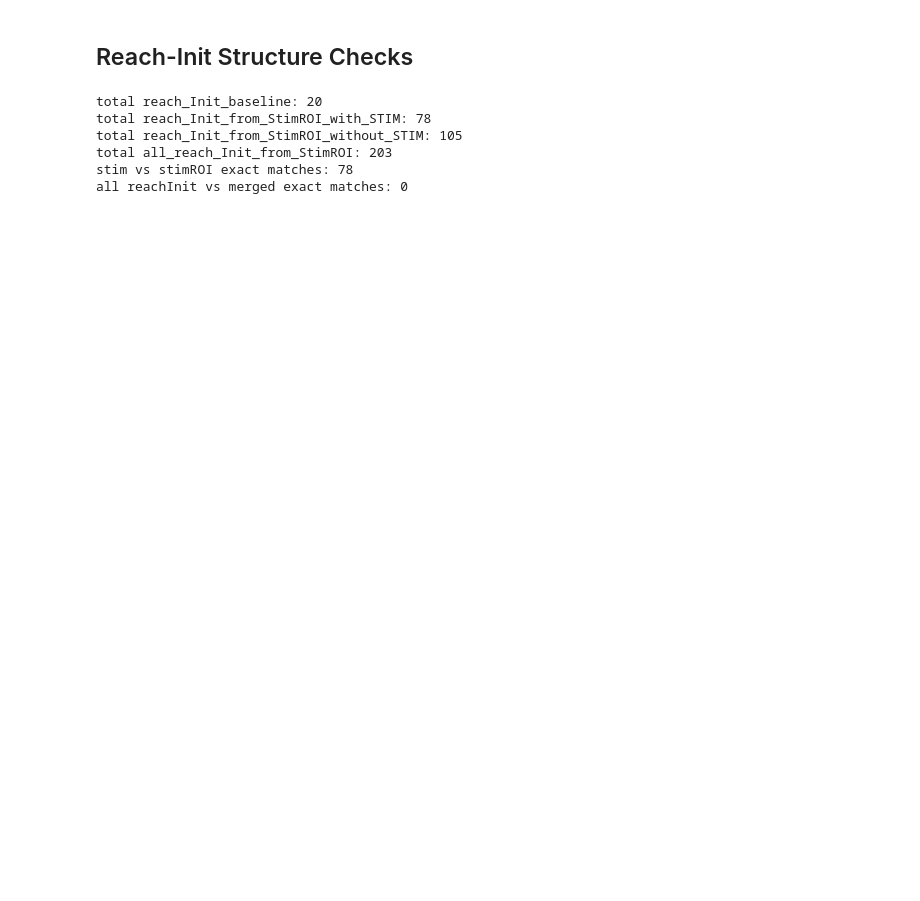
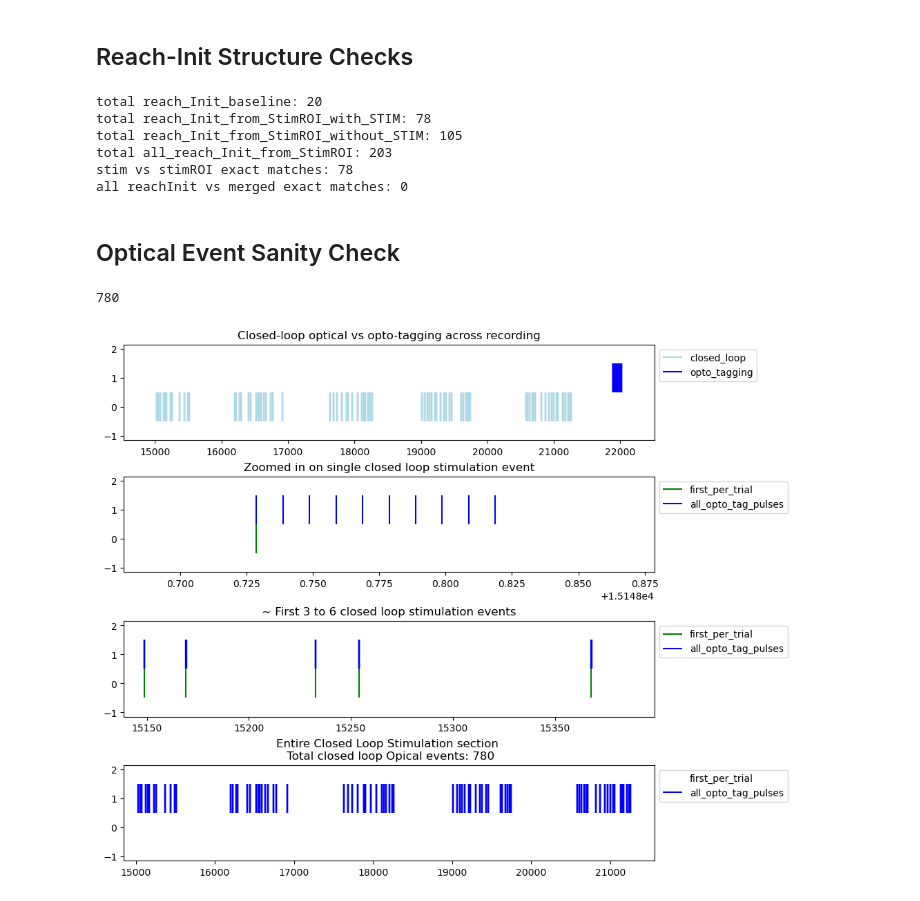
Before and after one commit to granthughes1999/NWB_and_Reaching_analysis, a Jupyter notebook: mice/Reach15/analyze_data/03a_verify_trial_structure_NWB.ipynb, the cells around one changed output. Drawn from its saved outputs; the diff is of its cells as text; code cells hidden in the pictures; blank space fills up the shorter version.

```diff
--- a/mice/Reach15/analyze_data/03a_verify_trial_structure_NWB.ipynb
+++ b/mice/Reach15/analyze_data/03a_verify_trial_structure_NWB.ipynb
@@ -344,3 +348,47 @@ total reach_Init_from_StimROI_without_STIM: 105
 total all_reach_Init_from_StimROI: 203
 stim vs stimROI exact matches: 78
 all reachInit vs merged exact matches: 0
+# %% [markdown]
+## Optical Event Sanity Check
+# %%
+len(opto_closed_loop_start_timestamps)
+# %% [output]
+780
+# %%
+def plot_closedLoop_optical_events(save_plots=None):
+    fig, axes = plt.subplots(4, 1, figsize=(10, 8), constrained_layout=True)
+
+    axes[0].eventplot([opto_closed_loop_start_timestamps, opto_tag_start_timestamps], orientation='horizontal', colors=['lightblue', 'b'])
+    axes[0].set_xlim(opto_closed_loop_start_timestamps[0] - 500, opto_tag_start_timestamps[-1] + 500)
+    axes[0].set_title('Closed-loop optical vs opto-tagging across recording')
+    axes[0].legend(['closed_loop', 'opto_tagging'], loc='upper left', bbox_to_anchor=(1, 1))
+
+    single_idx = min(40, len(opto_closed_loop_start_timestamps) - 1)
+    axes[1].eventplot([first_optical_pulse_per_closed_loop, opto_closed_loop_start_timestamps], orientation='horizontal', colors=['g', 'b'])
+    axes[1].set_xlim(opto_closed_loop_start_timestamps[single_idx] - 0.05, opto_closed_loop_start_timestamps[single_idx] + 0.15)
+    axes[1].set_title('Zoomed in on single closed loop stimulation event')
+    axes[1].legend(['first_per_trial', 'all_opto_tag_pulses'], loc='upper left', bbox_to_anchor=(1, 1))
+
+
+    single_idx = min(40, len(opto_closed_loop_start_timestamps) - 1)
+    axes[2].eventplot([first_optical_pulse_per_closed_loop, opto_closed_loop_start_timestamps], orientation='horizontal', colors=['g', 'b'])
+    axes[2].set_xlim(opto_closed_loop_start_timestamps[single_idx] - 10, opto_closed_loop_start_timestamps[single_idx] + 250)
+    axes[2].set_title('~ First 3 to 6 closed loop stimulation events')
+    axes[2].legend(['first_per_trial', 'all_opto_tag_pulses'], loc='upper left', bbox_to_anchor=(1, 1))
+
+    single_idx = min(40, len(opto_closed_loop_start_timestamps) - 1)
+    axes[3].eventplot([first_optical_pulse_per_closed_loop, opto_closed_loop_start_timestamps], orientation='horizontal', colors=['w', 'b'])
+    axes[3].set_xlim(opto_closed_loop_start_timestamps[single_idx] - 300, opto_closed_loop_start_timestamps[-1] + 300)
+    axes[3].set_title(f'Entire Closed Loop Stimulation section \n Total closed loop Opical events: {len(opto_closed_loop_start_timestamps)}')
+    axes[3].legend(['first_per_trial', 'all_opto_tag_pulses'], loc='upper left', bbox_to_anchor=(1, 1))
+
+    save_path = output_root / 'optical_events' / f'closed_loop.png'
+    if save_path is not None:
+        if save_path.parent is not None:
+                save_path.parent.mkdir(parents=True, exist_ok=True)
+        plt.savefig(save_path, dpi=220, bbox_inches="tight")
+    plt.show()
+
+plot_closedLoop_optical_events(save_plots=None)
+# %% [output]
+[figure, added]
```
Also changed, not shown: parts of 16 cells of this notebook, 1 other file.
